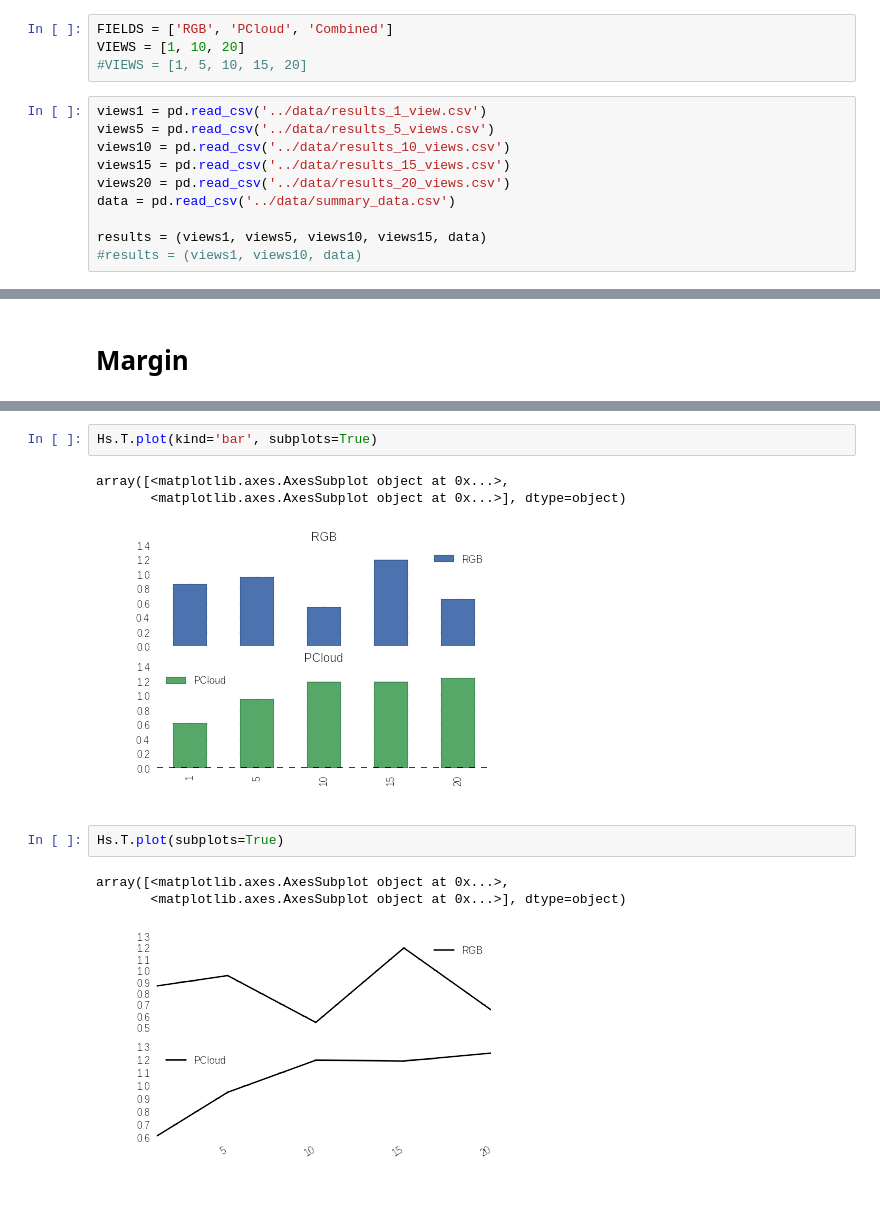
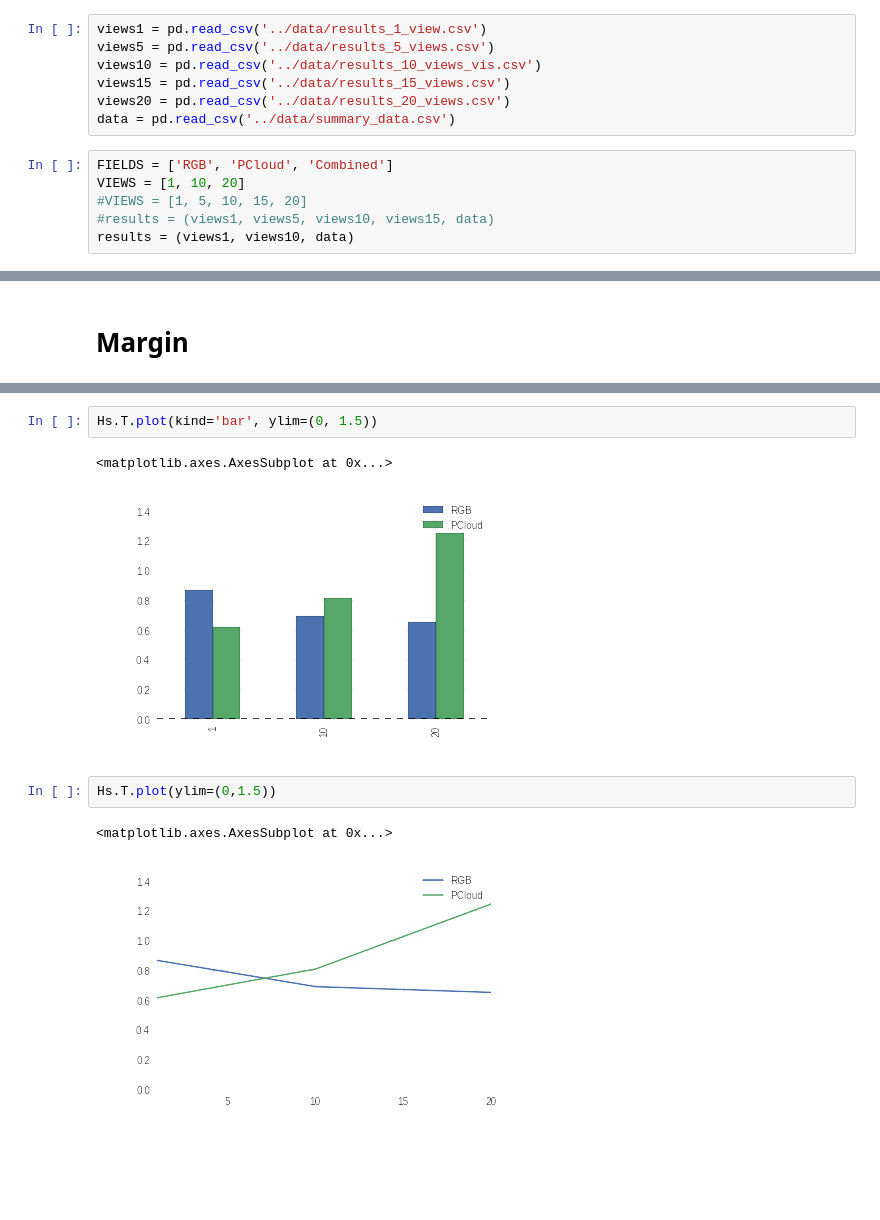
Before and after one commit to UC3MSocialRobots/ocular_interaction, a Jupyter notebook: ocular_data/notebooks/Learning Curves.ipynb, the cells around one changed output, grey strips where cells are left out. Saved outputs shown, nothing was run; the diff lists cells and outputs as text; blank space fills up the shorter version.

Commit message:
visual changes to some plots: adding ylim to plots, etc.

```diff
--- a/ocular_data/notebooks/Learning Curves.ipynb
+++ b/ocular_data/notebooks/Learning Curves.ipynb
@@ -12,20 +12,19 @@ Populating the interactive namespace from numpy and matplotlib
 categories = {0: 'pelota', 1: 'perro', 2: 'taza', 3: 'tractor'}
 #rcategories = {v: k for (k, v) in categories}
 rcategories = {'pelota': 0, 'perro': 1, 'taza': 2, 'tractor': 3}
+# %%
+views1 = pd.read_csv('../data/results_1_view.csv')
+views5 = pd.read_csv('../data/results_5_views.csv')
+views10 = pd.read_csv('../data/results_10_views_vis.csv')
+views15 = pd.read_csv('../data/results_15_views.csv')
+views20 = pd.read_csv('../data/results_20_views.csv')
+data = pd.read_csv('../data/summary_data.csv')
 # %%
 FIELDS = ['RGB', 'PCloud', 'Combined']
 VIEWS = [1, 10, 20]
 #VIEWS = [1, 5, 10, 15, 20]
+#results = (views1, views5, views10, views15, data)
+results = (views1, views10, data)
-# %%
-views1 = pd.read_csv('../data/results_1_view.csv')
-views5 = pd.read_csv('../data/results_5_views.csv')
-views10 = pd.read_csv('../data/results_10_views.csv')
-views15 = pd.read_csv('../data/results_15_views.csv')
-views20 = pd.read_csv('../data/results_20_views.csv')
-data = pd.read_csv('../data/summary_data.csv')
-
-results = (views1, views5, views10, views15, data)
-#results = (views1, views10, data)
 # %%
 for res in results:
     print res.describe()
@@ -269,12 +261,10 @@ Ms
 # %%
-Hs.T.plot(kind='bar', subplots=True)
+Hs.T.plot(kind='bar', ylim=(0, 1.5))
 # %% [output]
-array([<matplotlib.axes.AxesSubplot object at 0x...>,
-       <matplotlib.axes.AxesSubplot object at 0x...>], dtype=object)
+<matplotlib.axes.AxesSubplot at 0x...>
-[figure, old version]
+[figure, new version]
 # %%
-Hs.T.plot(subplots=True)
+Hs.T.plot(ylim=(0,1.5))
 # %% [output]
-array([<matplotlib.axes.AxesSubplot object at 0x...>,
-       <matplotlib.axes.AxesSubplot object at 0x...>], dtype=object)
+<matplotlib.axes.AxesSubplot at 0x...>
-[figure, old version]
+[figure, new version]
```
Also changed, not shown: parts of 17 cells of this notebook.
